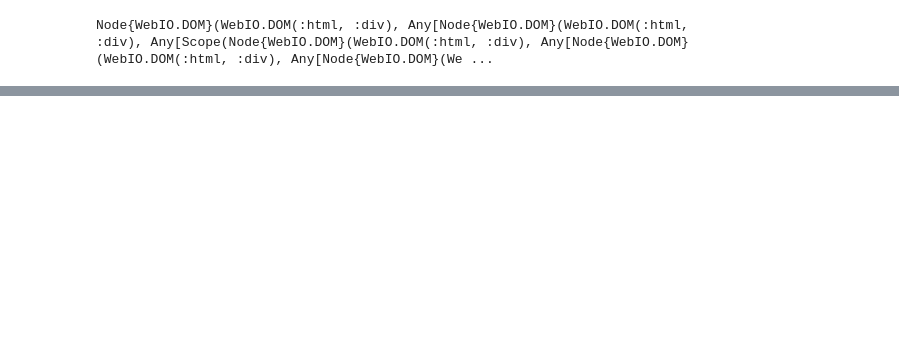
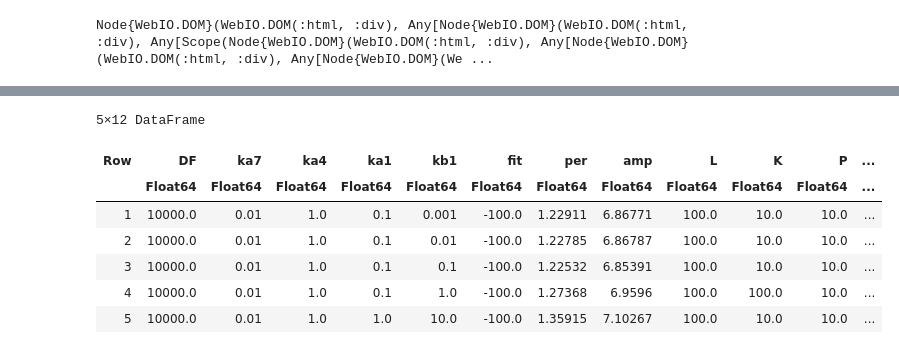
Before and after one commit to egreenberg7/Julia, a Jupyter notebook: ExperimentalFullModelWork/OldFiles/OscillatorySolutionsInteractivePlots.ipynb, the cells around one changed output, grey strips where cells are left out. Saved outputs shown, nothing was run; the diff lists cells and outputs as text; code cells hidden in the pictures; blank space fills up the shorter version.

```diff
--- a/ExperimentalFullModelWork/OldFiles/OscillatorySolutionsInteractivePlots.ipynb
+++ b/ExperimentalFullModelWork/OldFiles/OscillatorySolutionsInteractivePlots.ipynb
@@ -22,2 +18,4 @@ oscPlotWithSlider(my_plots)
 # %% [output]
 Node{WebIO.DOM}(WebIO.DOM(:html, :div), Any[Node{WebIO.DOM}(WebIO.DOM(:html, :div), Any[Scope(Node{WebIO.DOM}(WebIO.DOM(:html, :div), Any[Node{WebIO.DOM}(WebIO.DOM(:html, :div), Any[Node{WebIO.DOM}(We ...
+# %%
+df = uploadOscCsvs([0.1,1.0,10.0,100.0,1000.0,10000.0])
@@ -23,0 +30,11 @@ Node{WebIO.DOM}(WebIO.DOM(:html, :div), Any[Node{WebIO.DOM}(WebIO.DOM(:html, :di
+# %%
+df[10000.0]
+# %% [output]
+5×12 DataFrame
+| Row | DF | ka7 | ka4 | ka1 | kb1 | fit | per | amp | L | K | P | ... |
+|  | Float64 | Float64 | Float64 | Float64 | Float64 | Float64 | Float64 | Float64 | Float64 | Float64 | Float64 | ... |
+| 1 | 10000.0 | 0.01 | 1.0 | 0.1 | 0.001 | -100.0 | 1.22911 | 6.86771 | 100.0 | 10.0 | 10.0 | ... |
+| 2 | 10000.0 | 0.01 | 1.0 | 0.1 | 0.01 | -100.0 | 1.22785 | 6.86787 | 100.0 | 10.0 | 10.0 | ... |
+| 3 | 10000.0 | 0.01 | 1.0 | 0.1 | 0.1 | -100.0 | 1.22532 | 6.85391 | 100.0 | 10.0 | 10.0 | ... |
+| 4 | 10000.0 | 0.01 | 1.0 | 0.1 | 1.0 | -100.0 | 1.27368 | 6.9596 | 100.0 | 100.0 | 10.0 | ... |
+| 5 | 10000.0 | 0.01 | 1.0 | 1.0 | 10.0 | -100.0 | 1.35915 | 7.10267 | 100.0 | 10.0 | 10.0 | ... |
```
Also changed, not shown: parts of 4 cells of this notebook, 4 other files.
